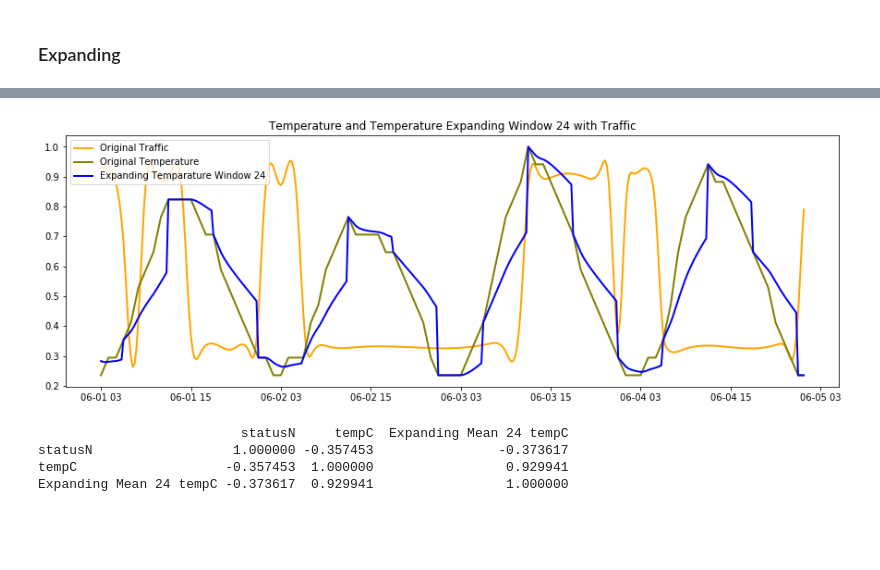
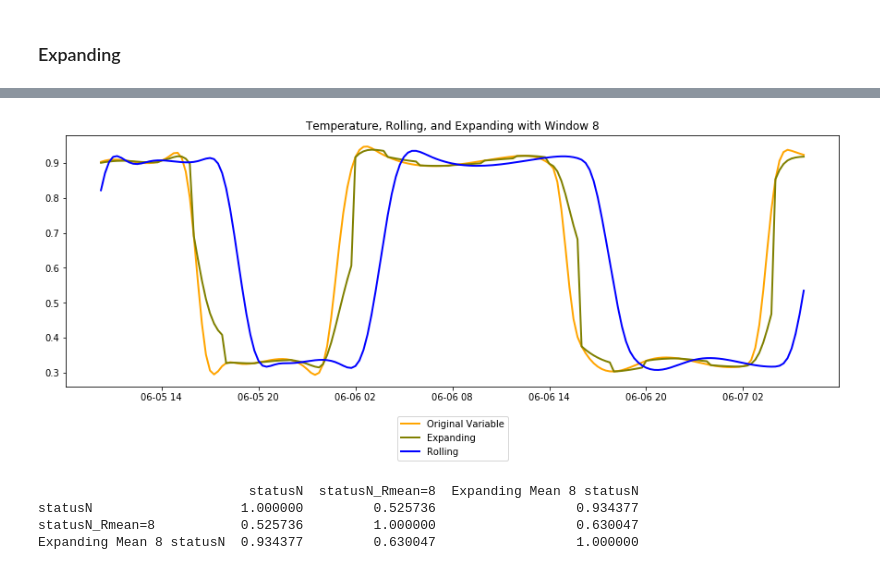
Before and after one commit to NicolleMagpale/FeatureEngineering_TimeSeries, a Jupyter notebook: Correlation - Optimal Windows.ipynb, the cells around one changed output, grey strips where cells are left out. Cells and saved outputs as stored; diff of their text form; code cells hidden in the pictures; blank space fills up the shorter version.

```diff
--- a/Correlation - Optimal Windows.ipynb
+++ b/Correlation - Optimal Windows.ipynb
@@ -1457,32 +1457,32 @@ corr.to_csv(PATH + "Expanding and Rolling Result\\Labeled_ExpandingCorrelated_Be
 print('DONE')
 getHeatMap(corr, "Variables with Best Windows", 7, 7, corr.columns, corr.columns)
 # %%
-start = 12
-end = 388
-variable = "tempC"
-varName = "Temparature"
-R_window = "3"
-E_window = "24"
+start = 425
+end = 600
+variable = "statusN"
+varName = "Variable"
+R_window = "8"
+E_window = "8"
 
 
 merged_dataset = pd.DataFrame(expanding_merged['statusN'])
-merged_dataset = pd.concat([merged_dataset, expanding_merged[variable]], axis = 1)
-# merged_dataset = pd.concat([merged_dataset, rolling_weather['humidity_Rmean=24']], axis = 1)
-# merged_dataset = pd.concat([merged_dataset, rolling_traffic[variable + '_Rmean=8']], axis = 1)
-# merged_dataset = pd.concat([merged_dataset, rolling_weather[variable + '_Rmean=3']], axis = 1)
+# merged_dataset = pd.concat([merged_dataset, expanding_merged[variable]], axis = 1)
+
+merged_dataset = pd.concat([merged_dataset, rolling_traffic[variable + '_Rmean=' + R_window]], axis = 1)
+# merged_dataset = pd.concat([merged_dataset, rolling_weather[variable + '_Rmean=' + R_window]], axis = 1)
 # merged_dataset = pd.concat([merged_dataset, expanding_merged['Expanding Mean 24 humidity']], axis = 1)
-merged_dataset = pd.concat([merged_dataset, expanding_merged['Expanding Mean 24 ' + variable]], axis = 1)
+merged_dataset = pd.concat([merged_dataset, expanding_merged['Expanding Mean ' + E_window + " " + variable]], axis = 1)
 print(merged_dataset.head())
 # multiple line plot
 
-plt.plot( merged_dataset["statusN"][start:end], color='orange', linewidth=2, label = "Original Traffic")
-plt.plot( merged_dataset[variable][start:end], color='olive', linewidth=2, label = "Original Temperature")
-plt.plot( merged_dataset["Expanding Mean " + E_window + " " + variable][start:end], color='blue', linewidth=2, label = "Expanding Temparature Window " + E_window)
-# plt.plot( merged_dataset[variable + "_Rmean=" + R_window][start:end], color='blue', linewidth=2, label = "Rolling Temparature Window " + R_window)
-plt.rcParams["figure.figsize"] = 15,5
+# plt.plot( merged_dataset["statusN"][start:end], color='orange', linewidth=2, label = "Original Traffic")
+plt.plot( merged_dataset[variable][start:end], color='orange', linewidth=2, label = "Original " + varName)
+plt.plot( merged_dataset["Expanding Mean " + E_window + " " + variable][start:end], color='olive', linewidth=2, label = "Expanding ")# + varName + " Window " + E_window)
+plt.plot( merged_dataset[variable + "_Rmean=" + R_window][start:end], color='blue', linewidth=2, label = "Rolling ")# + varName + " Window " + R_window)
+plt.rcParams["figure.figsize"] = 13,3
 # plt.xticks(np.arange(start, end, step= 12))
-plt.legend()
-plt.title("Temperature and Temperature Expanding Window 24 with Traffic")
+plt.legend(loc=9, bbox_to_anchor=(0.5, -0.1))
+plt.title("Temperature, Rolling, and Expanding with Window " + E_window)
 plt.show()
 
 corr = merged_dataset.corr(method='spearman')
@@ -1498,5 +1498,5 @@ dt
-[figure, old version]
+[figure, new version]
-                          statusN     tempC  Expanding Mean 24 tempC
-statusN                  1.000000 -0.357453                -0.373617
-tempC                   -0.357453  1.000000                 0.929941
-Expanding Mean 24 tempC -0.373617  0.929941                 1.000000
+                           statusN  statusN_Rmean=8  Expanding Mean 8 statusN
+statusN                   1.000000         0.525736                  0.934377
+statusN_Rmean=8           0.525736         1.000000                  0.630047
+Expanding Mean 8 statusN  0.934377         0.630047                  1.000000
```
Also changed, not shown: parts of 1 cell of this notebook.
